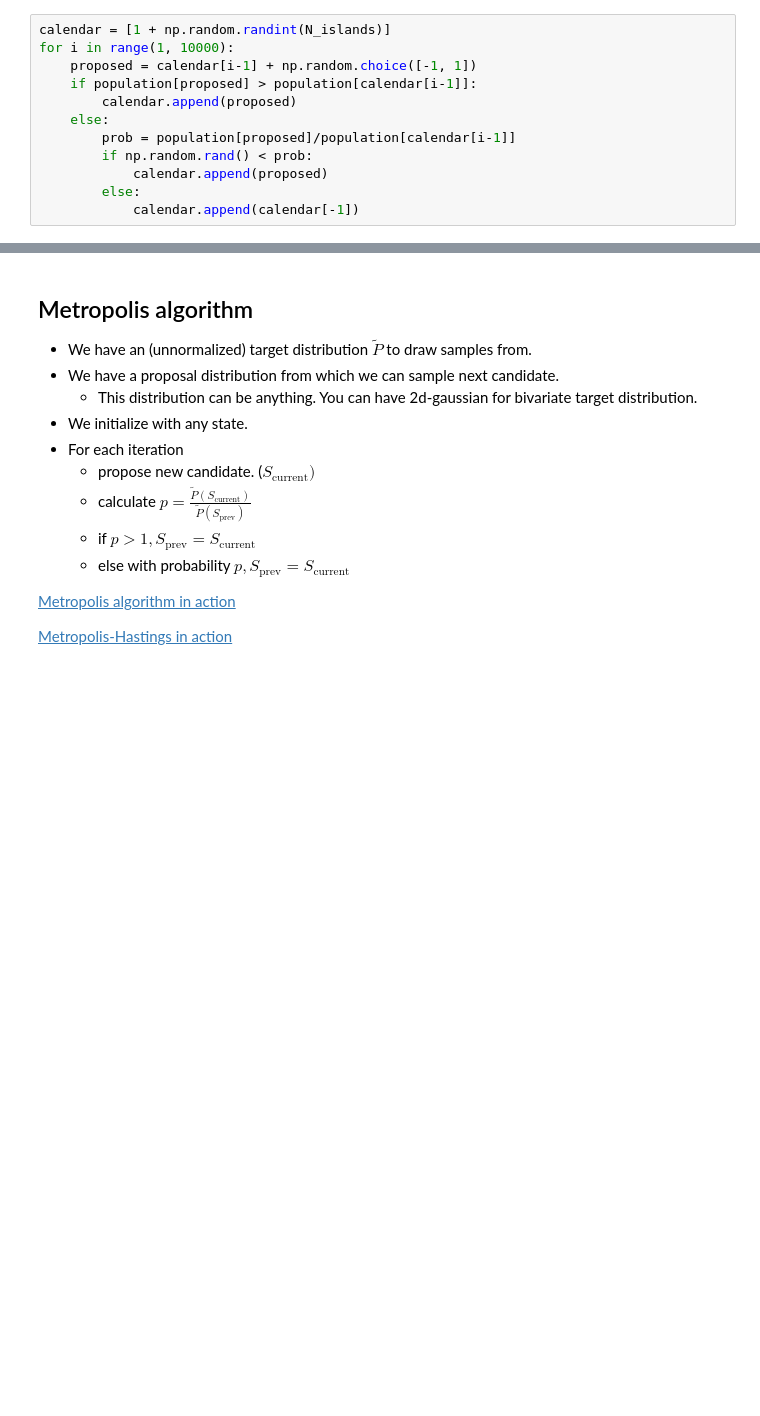
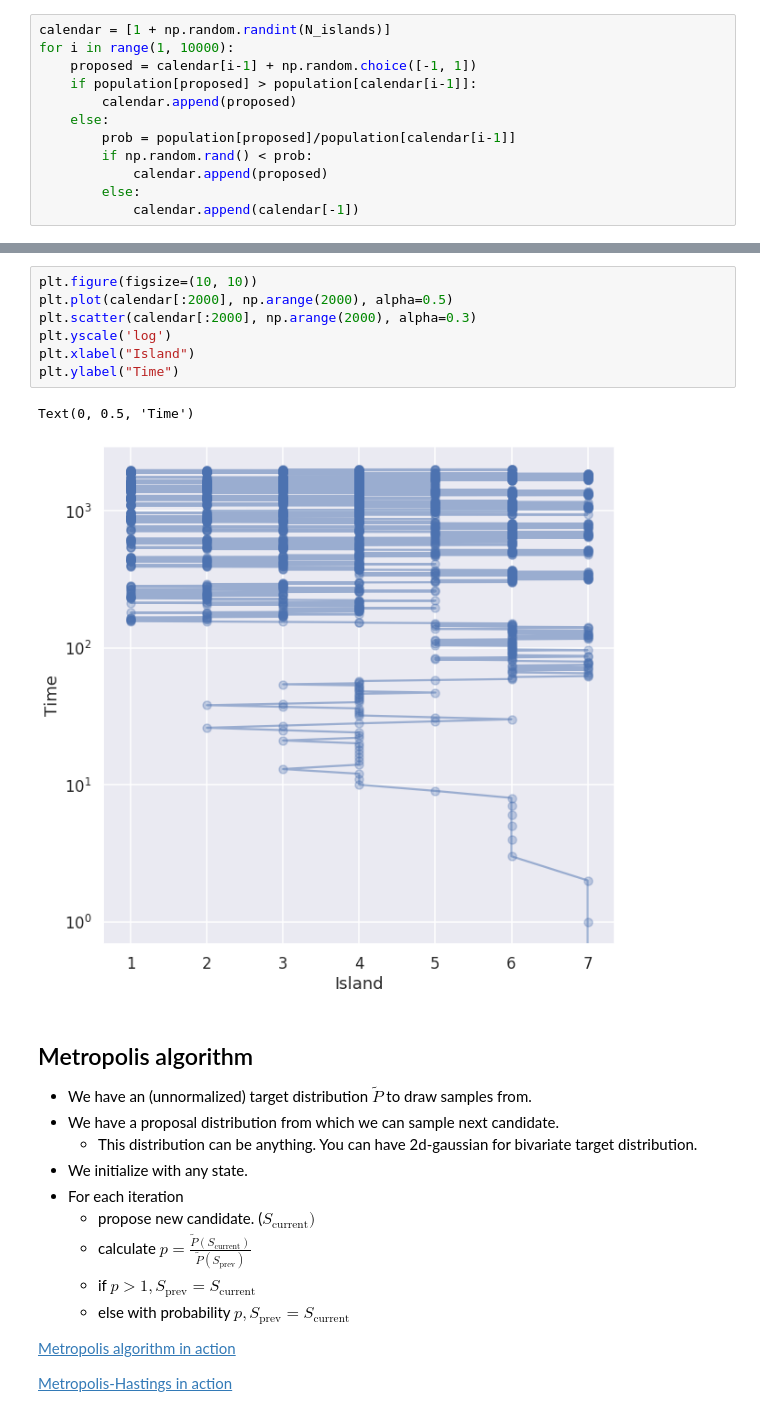
Before and after one commit to DhruvPatel01/myntra_talks, a Jupyter notebook: bayesian_intro_with_pymc.ipynb, the cells around one changed output, grey strips where cells are left out. Drawn from its saved outputs; the diff is of its cells as text; blank space fills up the shorter version.

Commit message:
added walk diagram

```diff
--- a/bayesian_intro_with_pymc.ipynb
+++ b/bayesian_intro_with_pymc.ipynb
@@ -221,3 +223,13 @@ with sns.plotting_context('notebook'):
+# %%
+plt.figure(figsize=(10, 10))
+plt.plot(calendar[:2000], np.arange(2000), alpha=0.5)
+plt.scatter(calendar[:2000], np.arange(2000), alpha=0.3)
+plt.yscale('log')
+plt.xlabel("Island")
+plt.ylabel("Time")
+# %% [output]
+Text(0, 0.5, 'Time')
+[figure, added]
 # %% [markdown]
 ## Metropolis algorithm
 - We have an (unnormalized) target distribution $\tilde{P}$ to draw samples from.
```
Also changed, not shown: parts of 10 cells of this notebook.
